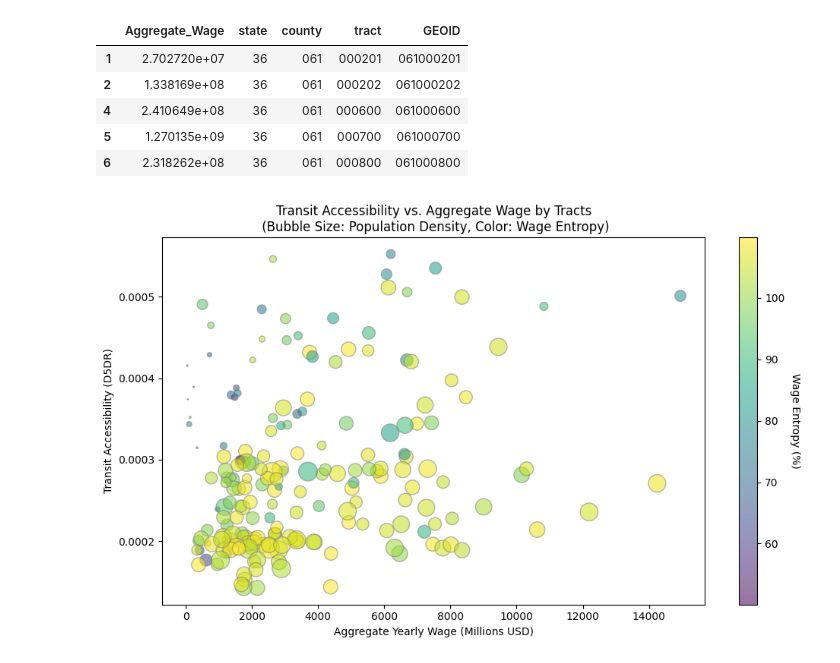
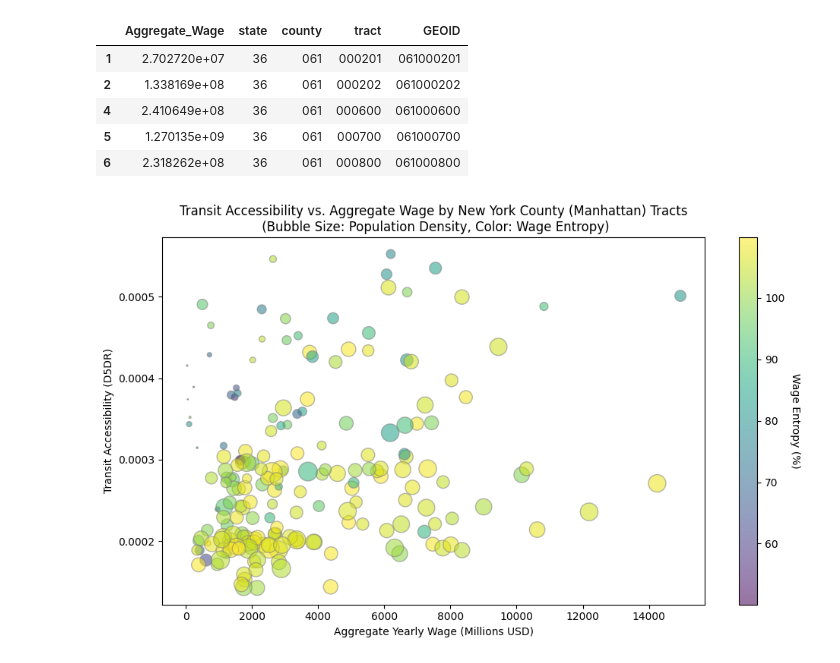
Before and after one commit to cc2524-2109/INFO-3130---Final-Project, a Jupyter notebook: Connie/Supplement_Notebook.ipynb, the cells around one changed output. Saved outputs shown, nothing was run; the diff lists cells and outputs as text; code cells hidden in the pictures.

```diff
--- a/Connie/Supplement_Notebook.ipynb
+++ b/Connie/Supplement_Notebook.ipynb
@@ -272,32 +272,32 @@ df_plot = filtered_q2_df.merge(
     on='GEOID',
     how='inner'
 )
 
 # Create figure
 plt.figure(figsize=(10, 6))
 
 scatter = plt.scatter(
     x=df_plot['Aggregate_Wage']/1e5,
     y=df_plot['D5DR'],
     s=df_plot['D1B'],
     alpha=0.55,
     c=df_plot['wage_entropy'] * 100,
     cmap='viridis',
     edgecolor='gray',
     linewidth=1
 )
 
 # Add labels and title
 plt.xlabel('Aggregate Yearly Wage (Millions USD)')
 plt.ylabel('Transit Accessibility (D5DR)')
-plt.title('Transit Accessibility vs. Aggregate Wage by Tracts\n (Bubble Size: Population Density, Color: Wage Entropy)')
+plt.title('Transit Accessibility vs. Aggregate Wage by New York County (Manhattan) Tracts\n (Bubble Size: Population Density, Color: Wage Entropy)')
 
 # Add colorbar
 cbar = plt.colorbar(scatter)
 cbar.set_label('Wage Entropy (%)', rotation=270, labelpad=15)
 
 
 plt.tight_layout()
 plt.show()
 # %% [output]
-[figure, old version]
+[figure, new version]
```
Also changed, not shown: parts of 1 cell of this notebook.
